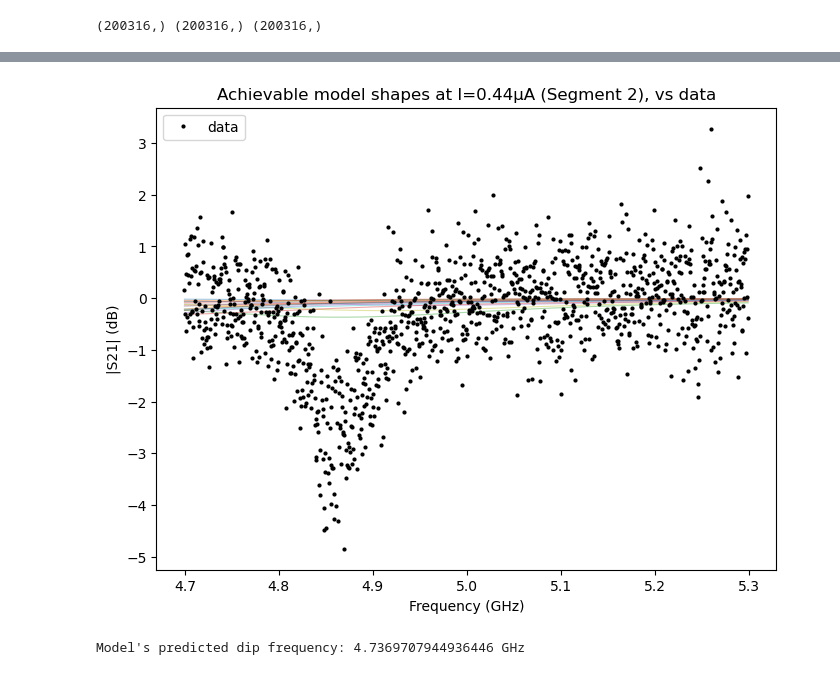
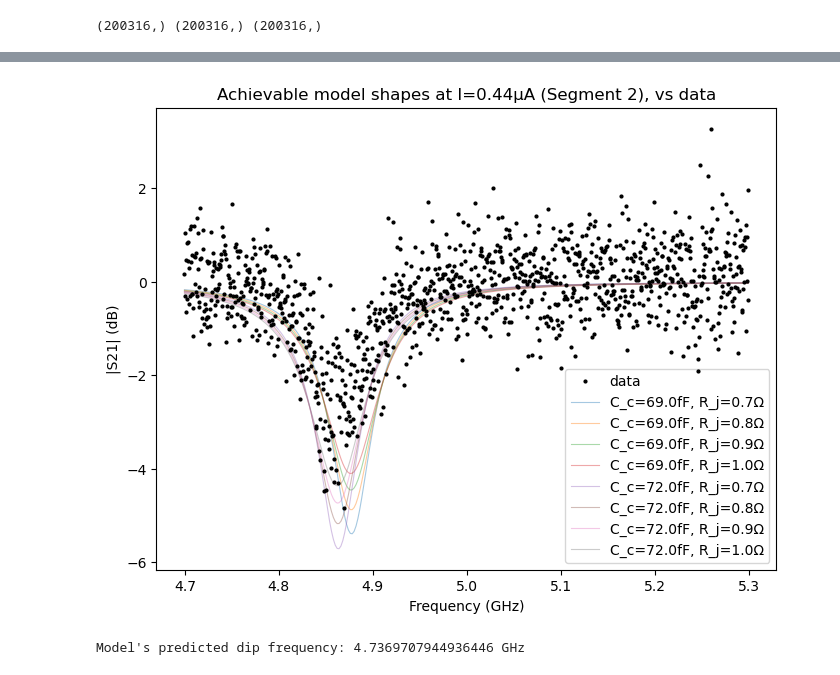
Before and after one commit to foysalx/Tunable-Coupler, a Jupyter notebook: TC-Main-001-Fit-v2.ipynb, the cells around one changed output, grey strips where cells are left out. Drawn from its saved outputs; the diff is of its cells as text; code cells hidden in the pictures.

```diff
--- a/TC-Main-001-Fit-v2.ipynb
+++ b/TC-Main-001-Fit-v2.ipynb
@@ -93,7 +93,7 @@ def S21_fit_func(X, C_c, R_j, l_f, L0 = 0.1900679240323219e-9, LT = 0.4592656049
 
     return 2 / (2 + Z0 / Ztot)
 
-def S21_fit_mag_dB(X, C_c, R_j, l_f, L0 = 0.1900679240323219e-9, LT = 0.4592656049008204e-9, L_l = 5.13532285812024e-07, C_l = 1.2702103979232648e-10, M = 2922217.669256328, Z0=50):
+def S21_fit_mag_dB(X, C_c, R_j, l_f, L0 = 0.1900761168880805e-9, LT = 0.45472861763154115e-9, L_l = 5.139671213571736e-07, C_l = 1.2745651944272545e-10, M = 2922555.023321347, Z0=50):
     S21 = S21_fit_func(X, C_c, R_j, l_f, L0, LT, L_l, C_l, M, Z0)
     return 20 * np.log10(np.abs(S21))
 # %%
@@ -256,27 +256,27 @@ R_j: 24.8  (bounds [10, 50])  at_bound=False
 # %%
 I_test = segments['Segment 2'][len(segments['Segment 2'])//2]  # a mid segment-2 current
 mask = (I1_A == I_test)
 f_trace, S21_trace = Freq[mask], S21_dB[mask]
 order = np.argsort(f_trace)
 f_trace, S21_trace = f_trace[order], S21_trace[order]
 
 f_dense = np.linspace(f_trace.min(), f_trace.max(), 300)
 
 plt.figure(figsize=(8,6))
 plt.plot(f_trace/1e9, S21_trace, 'k.', ms=4, label='data', zorder=10)
 
-for Cc_try in np.linspace(lower_bounds[0], upper_bounds[0], 4):
-    for Rj_try in np.linspace(lower_bounds[1], upper_bounds[1], 4):
+for Cc_try in np.linspace(69e-15, 72e-15, 2):
+    for Rj_try in np.linspace(0.7, 1, 4):
         model_vals = fit_func((np.full_like(f_dense, I_test), f_dense), Cc_try, Rj_try)
-        plt.plot(f_dense/1e9, model_vals, alpha=0.4, lw=0.8)
+        plt.plot(f_dense/1e9, model_vals, alpha=0.4, lw=0.8, label=f'C_c={Cc_try*1e15:.1f}fF, R_j={Rj_try:.1f}Ω')
 
 plt.title(f'Achievable model shapes at I={I_test*1e6:.2f}µA (Segment 2), vs data')
 plt.xlabel('Frequency (GHz)')
 plt.ylabel('|S21| (dB)')
 plt.legend()
 plt.show()
 # %% [output]
-[figure, old version]
+[figure, new version]
 # %%
 L0 = 0.1900679240323219e-9
 LT = 0.4592656049008204e-9
```
Also changed, not shown: parts of 4 cells of this notebook, 1 other file.
